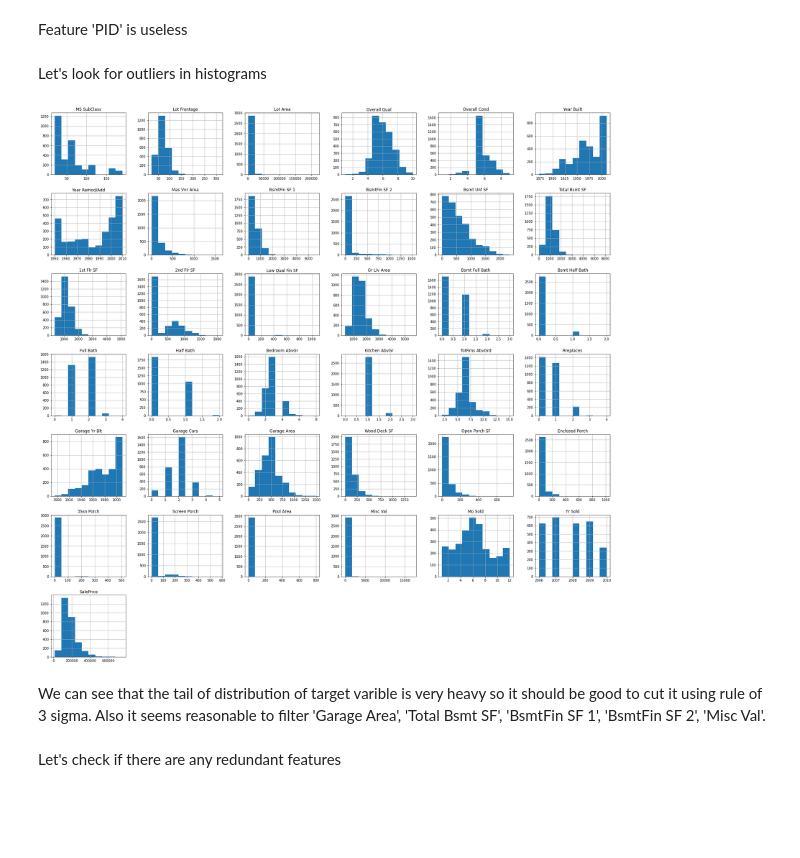
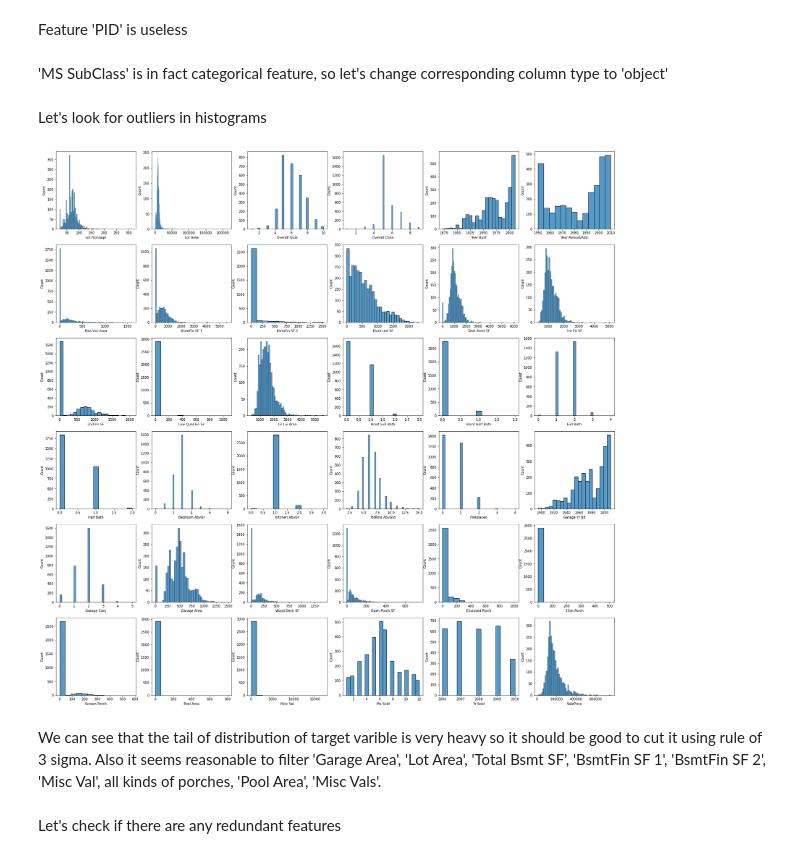
Before and after one commit to vinnibuh/AmesHousing, a Jupyter notebook: DataCleansing.ipynb, the cells around one changed output. Saved outputs shown, nothing was run; the diff lists cells and outputs as text; code cells hidden in the pictures; blank space fills up the shorter version.

```diff
--- a/DataCleansing.ipynb
+++ b/DataCleansing.ipynb
@@ -71,12 +72,22 @@ Feature 'PID' is useless
 # %%
 # drop column PID, it's useless
 data.drop('PID', axis=1, inplace=True)
+# %% [markdown]
+'MS SubClass' is in fact categorical feature, so let's change corresponding column type to 'object'
+# %%
+data['MS SubClass'] = data['MS SubClass'].astype('object')
 # %% [markdown]
 Let's look for outliers in histograms
 # %%
-data.hist(figsize=(30, 30));
+num_feats = data.select_dtypes(exclude='object')
+x = int(np.ceil(np.sqrt(num_feats.shape[1])))
+fig, axs = plt.subplots(x, x, figsize=(30,30))
+
+for idx, col in enumerate(num_feats.columns):
+    # sns.ecdfplot(x=col, data=data, ax=axs[idx//x, idx%x]);
+    sns.histplot(x=col, data=data, ax=axs[idx//x, idx%x], stat="count");
 # %% [output]
-[figure, old version]
+[figure, new version]
 # %% [markdown]
-We can see that the tail of distribution of target varible is very heavy so it should be good to cut it using rule of 3 sigma. Also it seems reasonable to filter 'Garage Area', 'Total Bsmt SF', 'BsmtFin SF 1', 'BsmtFin SF 2', 'Misc Val'.
+We can see that the tail of distribution of target varible is very heavy so it should be good to cut it using rule of 3 sigma. Also it seems reasonable to filter 'Garage Area', 'Lot Area', 'Total Bsmt SF', 'BsmtFin SF 1', 'BsmtFin SF 2', 'Misc Val', all kinds of porches, 'Pool Area', 'Misc Vals'.
 # %%
```
Also changed, not shown: parts of 16 cells of this notebook, 1 other file.
